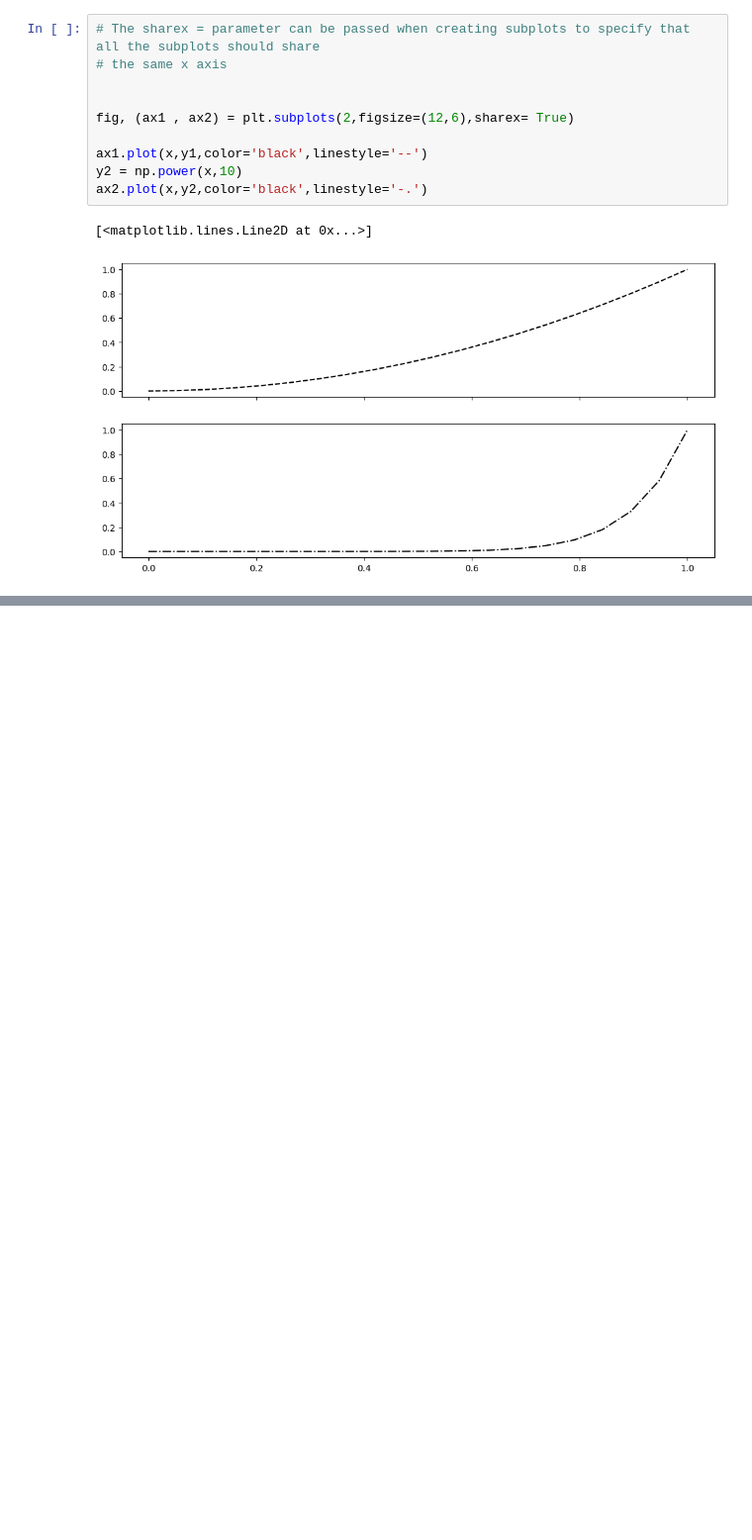
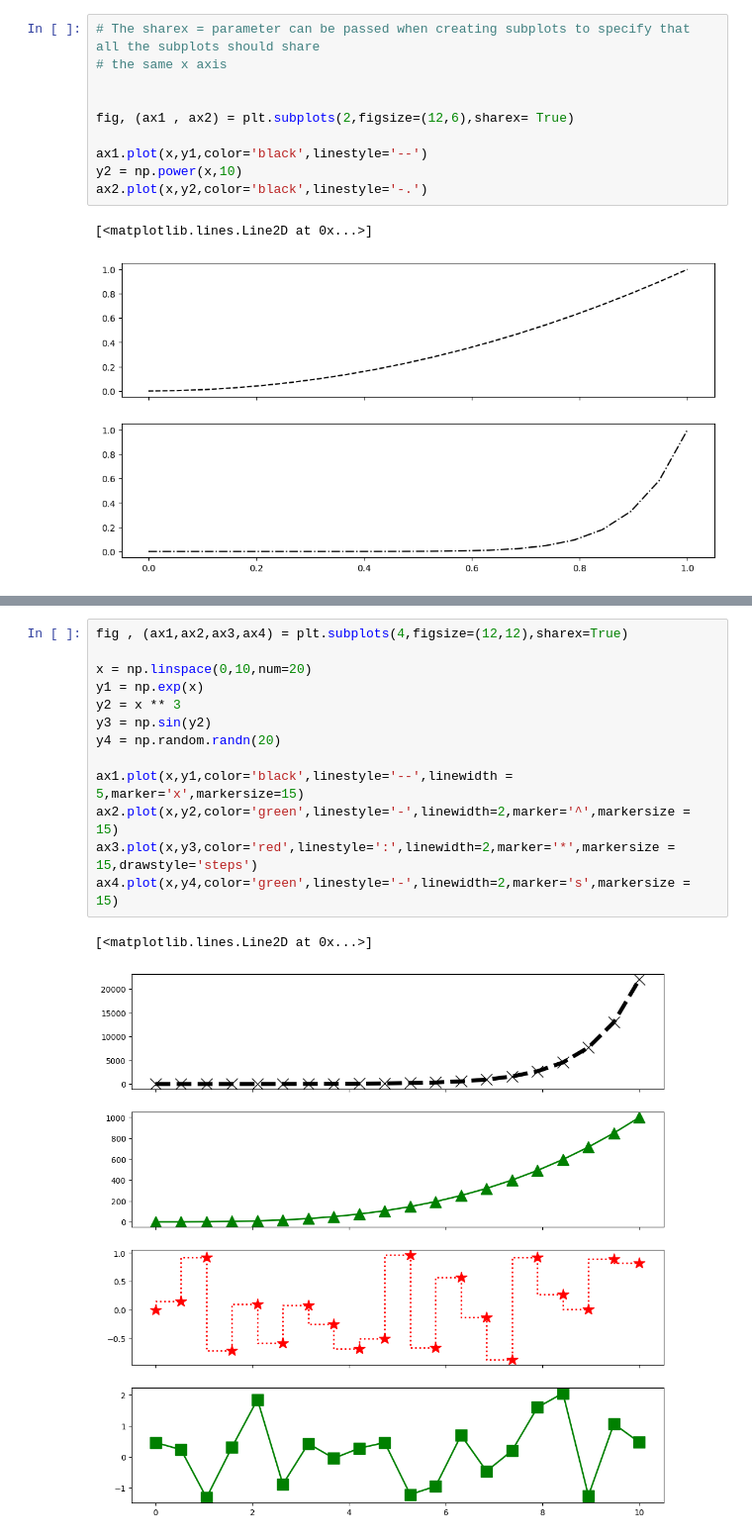
Before and after one commit to Jeffery77/Algo-Trading-Basics, a Jupyter notebook: chapter5/dataVIsualization.ipynb, the cells around one changed output, grey strips where cells are left out. Shown: that part at 99% size. Drawn from its saved outputs; the diff is of its cells as text; blank space fills up the shorter version.

Commit message:
implementing visualization

```diff
--- a/chapter5/dataVIsualization.ipynb
+++ b/chapter5/dataVIsualization.ipynb
@@ -88,0 +97,16 @@ ax2.plot(x,y2,color='black',linestyle='-.')
+# %%
+fig , (ax1,ax2,ax3,ax4) = plt.subplots(4,figsize=(12,12),sharex=True)
+
+x = np.linspace(0,10,num=20)
+y1 = np.exp(x)
+y2 = x ** 3
+y3 = np.sin(y2)
+y4 = np.random.randn(20)
+
+ax1.plot(x,y1,color='black',linestyle='--',linewidth = 5,marker='x',markersize=15)
+ax2.plot(x,y2,color='green',linestyle='-',linewidth=2,marker='^',markersize = 15)
+ax3.plot(x,y3,color='red',linestyle=':',linewidth=2,marker='*',markersize = 15,drawstyle='steps')
+ax4.plot(x,y4,color='green',linestyle='-',linewidth=2,marker='s',markersize = 15)
+# %% [output]
+[<matplotlib.lines.Line2D at 0x...>]
+[figure, added]
```
Also changed, not shown: parts of 7 cells of this notebook, 1 other file.
